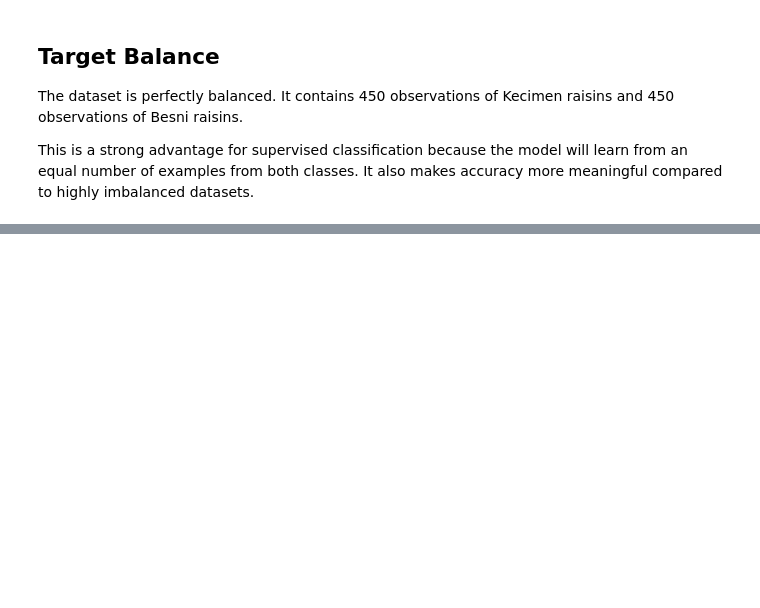
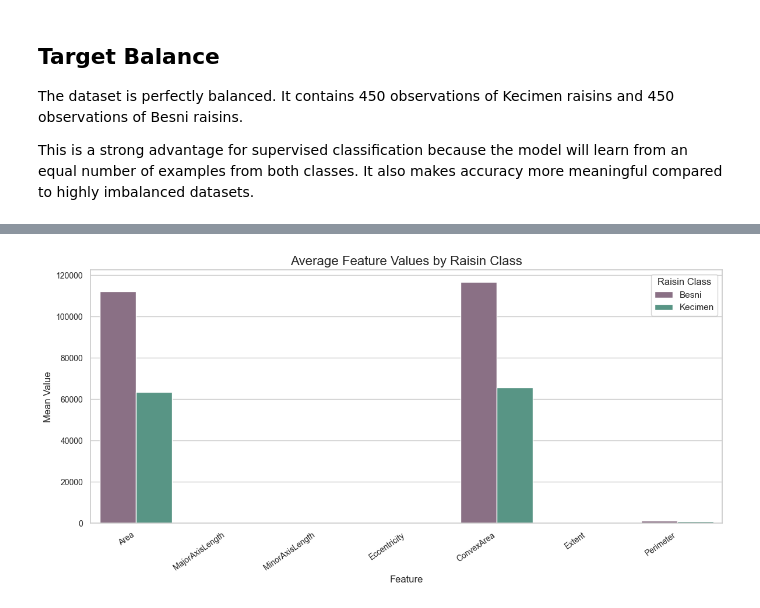
Before and after one commit to mahtabb90/raisin-detective-ml, a Jupyter notebook: notebooks/mahtab/01_data_loading_and_eda.ipynb, the cells around one changed output, grey strips where cells are left out. Saved outputs shown, nothing was run; the diff lists cells and outputs as text; code cells hidden in the pictures; blank space fills up the shorter version.

Commit message:
Complete initial EDA for raisin dataset

```diff
--- a/notebooks/mahtab/01_data_loading_and_eda.ipynb
+++ b/notebooks/mahtab/01_data_loading_and_eda.ipynb
@@ -147,0 +156,4 @@ This is a strong advantage for supervised classification because the model will
+# %%
+numeric_features = df.drop(columns="Class").columns.tolist()
+
+numeric_features
@@ -147,0 +168,4 @@ This is a strong advantage for supervised classification because the model will
+# %%
+class_summary = df.groupby("Class")[numeric_features].mean().T
+
+class_summary
@@ -147,0 +187,29 @@ This is a strong advantage for supervised classification because the model will
+# %%
+class_summary_plot = class_summary.reset_index().melt(
+    id_vars="index",
+    var_name="Class",
+    value_name="Mean Value"
+)
+
+class_summary_plot = class_summary_plot.rename(columns={"index": "Feature"})
+
+plt.figure(figsize=(12, 6))
+
+sns.barplot(
+    data=class_summary_plot,
+    x="Feature",
+    y="Mean Value",
+    hue="Class",
+    palette=["#8E6C88", "#4E9F8A"]
+)
+
+plt.title("Average Feature Values by Raisin Class")
+plt.xlabel("Feature")
+plt.ylabel("Mean Value")
+plt.xticks(rotation=35, ha="right")
+plt.legend(title="Raisin Class")
+
+plt.tight_layout()
+plt.show()
+# %% [output]
+[figure, added]
```
Also changed, not shown: parts of 11 cells of this notebook.
